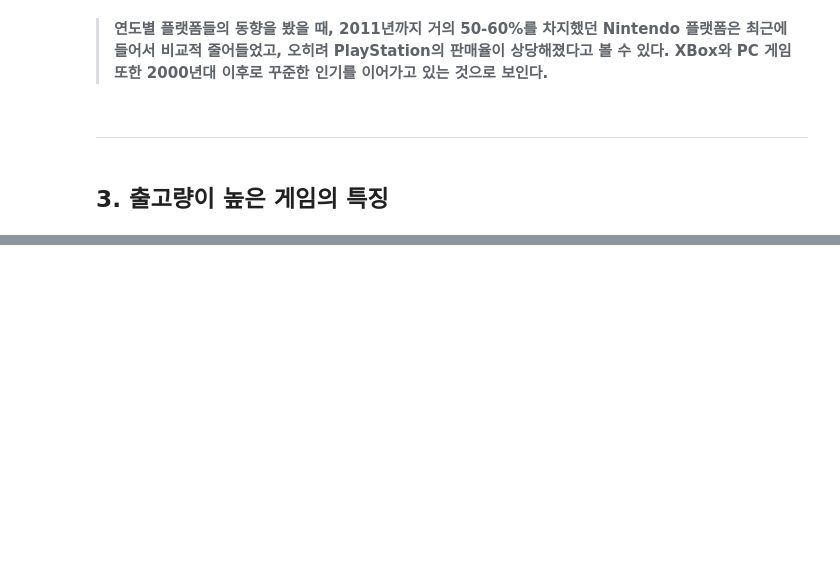
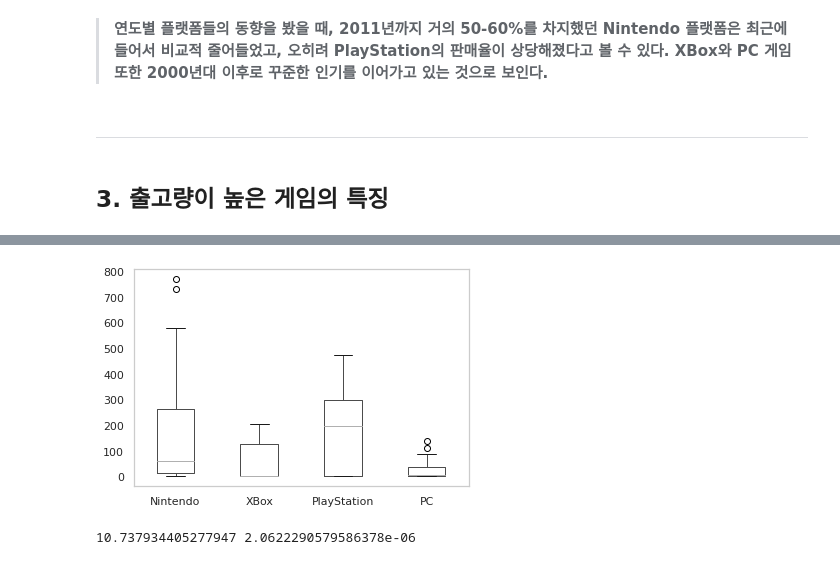
Before and after one commit to doguma/S1P_CodeStates, a Jupyter notebook: S1P.ipynb, the cells around one changed output, grey strips where cells are left out. Cells and saved outputs as stored; diff of their text form; code cells hidden in the pictures; blank space fills up the shorter version.

```diff
--- a/S1P.ipynb
+++ b/S1P.ipynb
@@ -408,0 +425,15 @@ df_since2005.head()
+# %%
+data = {'Nintendo': df_years_platform['Nintendo'], 'XBox': df_years_platform['XBox'], 'PlayStation': df_years_platform['PlayStation'], 'PC': df_years_platform['PC']}
+data = pd.DataFrame(data)
+data_melt = pd.melt(data.reset_index(), value_vars=['Nintendo', 'XBox', 'PlayStation', 'PC'])
+data_melt.columns = ['samples', 'value']
+
+data.boxplot(grid = False);
+# %% [output]
+[figure, added]
+# %%
+import scipy.stats as stats
+fvalue, pvalue = stats.f_oneway(data['Nintendo'], data['XBox'], data['PlayStation'], data['PC'])
+print(fvalue, pvalue)
+# %% [output]
+10.737934405277947 2.0622290579586378e-06
```
Also changed, not shown: parts of 25 cells of this notebook.
